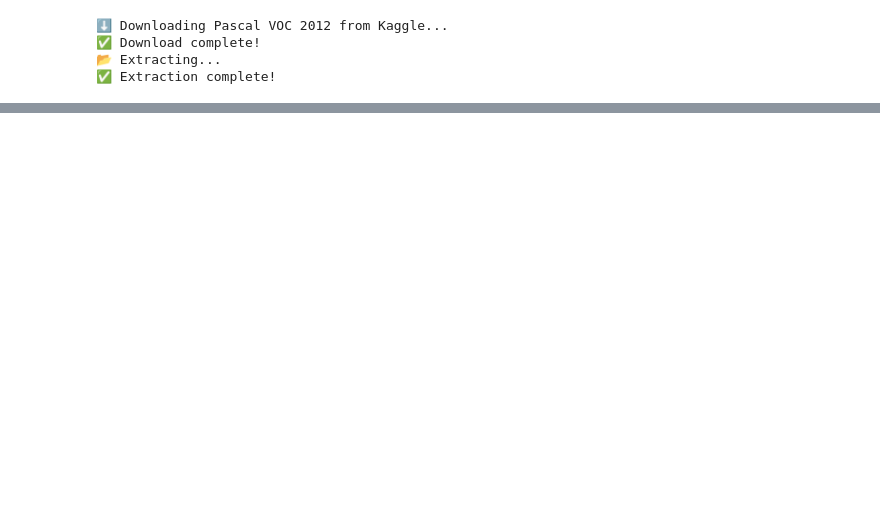
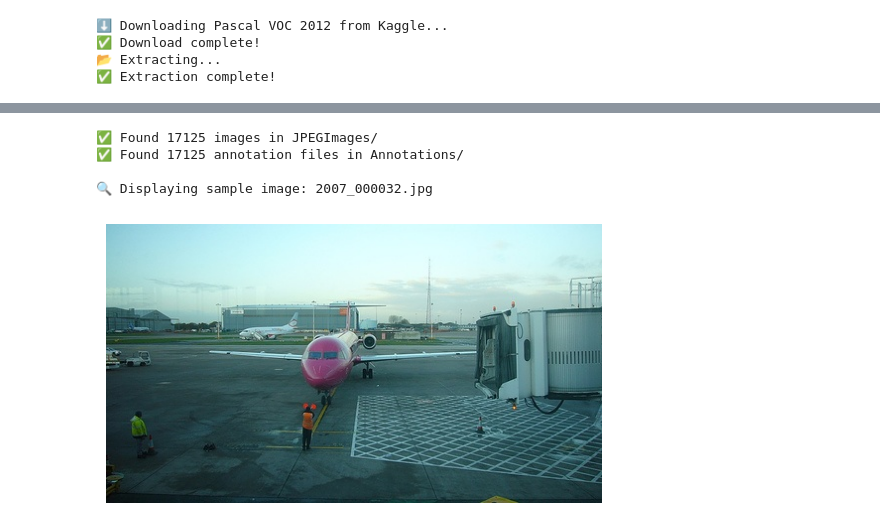
Before and after one commit to kkmedlin/object_detection_with_pascal_voc, a Jupyter notebook: notebooks/day1_setup.ipynb, the cells around one changed output, grey strips where cells are left out. Drawn from its saved outputs; the diff is of its cells as text; code cells hidden in the pictures; blank space fills up the shorter version.

```diff
--- a/notebooks/day1_setup.ipynb
+++ b/notebooks/day1_setup.ipynb
@@ -40,11 +40,11 @@ else:
 # %%
 ##Verify Data
 # Paths
-voc2012_path = "data/VOCdevkit/VOC2012/JPEGImages"
-voc2012_ann_path = "data/VOCdevkit/VOC2012/Annotations"
+voc2012_img_path = "data/VOC2012/JPEGImages"
+voc2012_ann_path = "data/VOC2012/Annotations"
 
 # Count how many images and annotations we have
-num_images = len([f for f in os.listdir(voc2012_path) if f.endswith(".jpg")])
+num_images = len([f for f in os.listdir(voc2012_img_path) if f.endswith(".jpg")])
 num_annots = len([f for f in os.listdir(voc2012_ann_path) if f.endswith(".xml")])
 
 print(f"✅ Found {num_images} images in JPEGImages/")
@@ -52,5 +52,5 @@ print(f"✅ Found {num_annots} annotation files in Annotations/")
 
 # Show a few sample filenames
 print("\n🔍 Sample image files:")
-for f in os.listdir(voc2012_path)[:5]:
+for f in os.listdir(voc2012_img_path)[:5]:
     print(" -", f)
@@ -57,28 +67,32 @@ for f in os.listdir(voc2012_path)[:5]:
 # %%
+## Plot a sample image
+
 import matplotlib.pyplot as plt
 import matplotlib.patches as patches
 from PIL import Image
 import xml.etree.ElementTree as ET
-
-# Paths
-voc2012_img_path = "data/VOCdevkit/VOC2012/JPEGImages"
-voc2012_ann_path = "data/VOCdevkit/VOC2012/Annotations"
 
 # Count how many images and annotations we have
 num_images = len([f for f in os.listdir(voc2012_img_path) if f.endswith(".jpg")])
 num_annots = len([f for f in os.listdir(voc2012_ann_path) if f.endswith(".xml")])
 
 print(f"✅ Found {num_images} images in JPEGImages/")
 print(f"✅ Found {num_annots} annotation files in Annotations/")
 
 # Pick a sample image
-sample_file = [f for f in os.listdir(voc2012_img_path) if f.endswith(".jpg")][0]
-sample_img_path = os.path.join(voc2012_path, sample_file)
+sample_file = [f for f in os.listdir(voc2012_img_path) if f.endswith(".jpg")][1]
+sample_img_path = os.path.join(voc2012_img_path, sample_file)
 
 print(f"\n🔍 Displaying sample image: {sample_file}")
 img = Image.open(sample_img_path)
 
 plt.imshow(img)
 plt.axis("off")
 plt.show()
+# %% [output]
+✅ Found 17125 images in JPEGImages/
+✅ Found 17125 annotation files in Annotations/
+
+🔍 Displaying sample image: 2007_000032.jpg
+[figure, added]
 # %%
```
Also changed, not shown: parts of 5 cells of this notebook.
